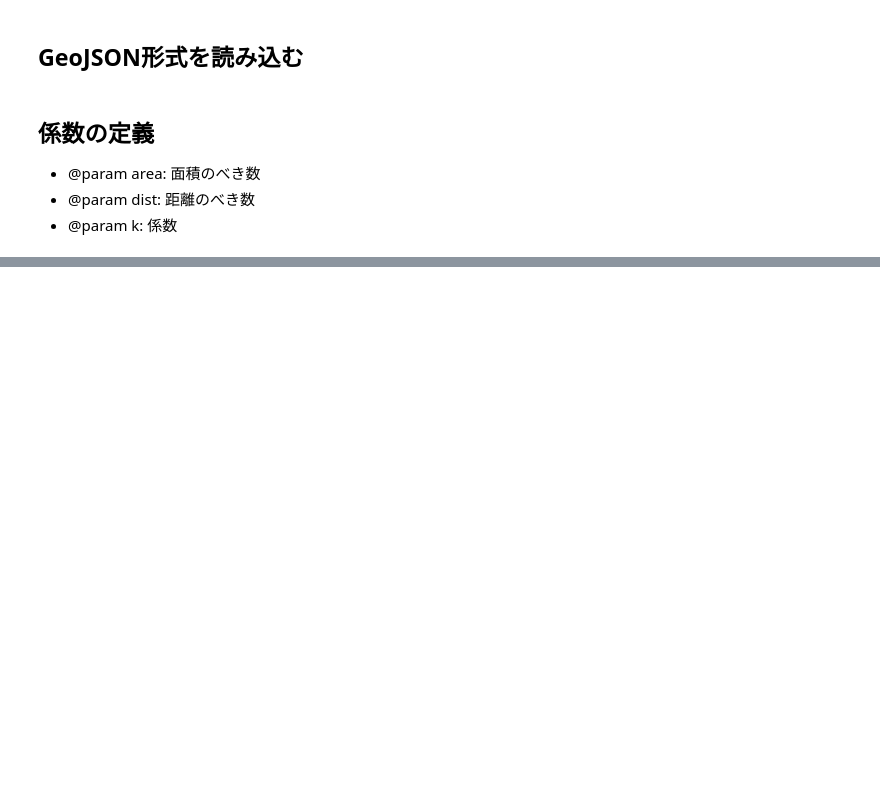
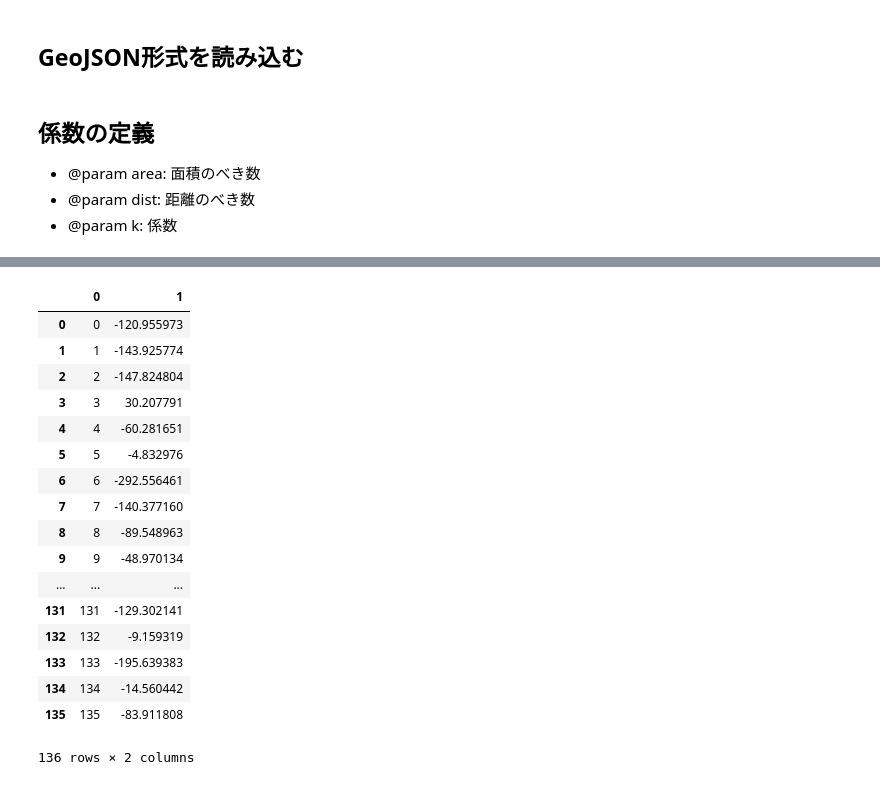
Before and after one commit to Yosymatu/HuffModel, a Jupyter notebook: Input_HuffModel.ipynb, the cells around one changed output, grey strips where cells are left out. Cells and saved outputs as stored; diff of their text form; code cells hidden in the pictures; blank space fills up the shorter version.

```diff
--- a/Input_HuffModel.ipynb
+++ b/Input_HuffModel.ipynb
@@ -83,0 +96,21 @@ sum((e / com_saleList)*100)/136
+# %%
+pd.DataFrame({0 : id, 1: e})
+# %% [output]
+|  | 0 | 1 |
+| 0 | 0 | -120.955973 |
+| 1 | 1 | -143.925774 |
+| 2 | 2 | -147.824804 |
+| 3 | 3 | 30.207791 |
+| 4 | 4 | -60.281651 |
+| 5 | 5 | -4.832976 |
+| 6 | 6 | -292.556461 |
+| 7 | 7 | -140.377160 |
+| 8 | 8 | -89.548963 |
+| 9 | 9 | -48.970134 |
+| ... | ... | ... |
+| 131 | 131 | -129.302141 |
+| 132 | 132 | -9.159319 |
+| 133 | 133 | -195.639383 |
+| 134 | 134 | -14.560442 |
+| 135 | 135 | -83.911808 |
+136 rows × 2 columns
```
Also changed, not shown: parts of 13 cells of this notebook.
